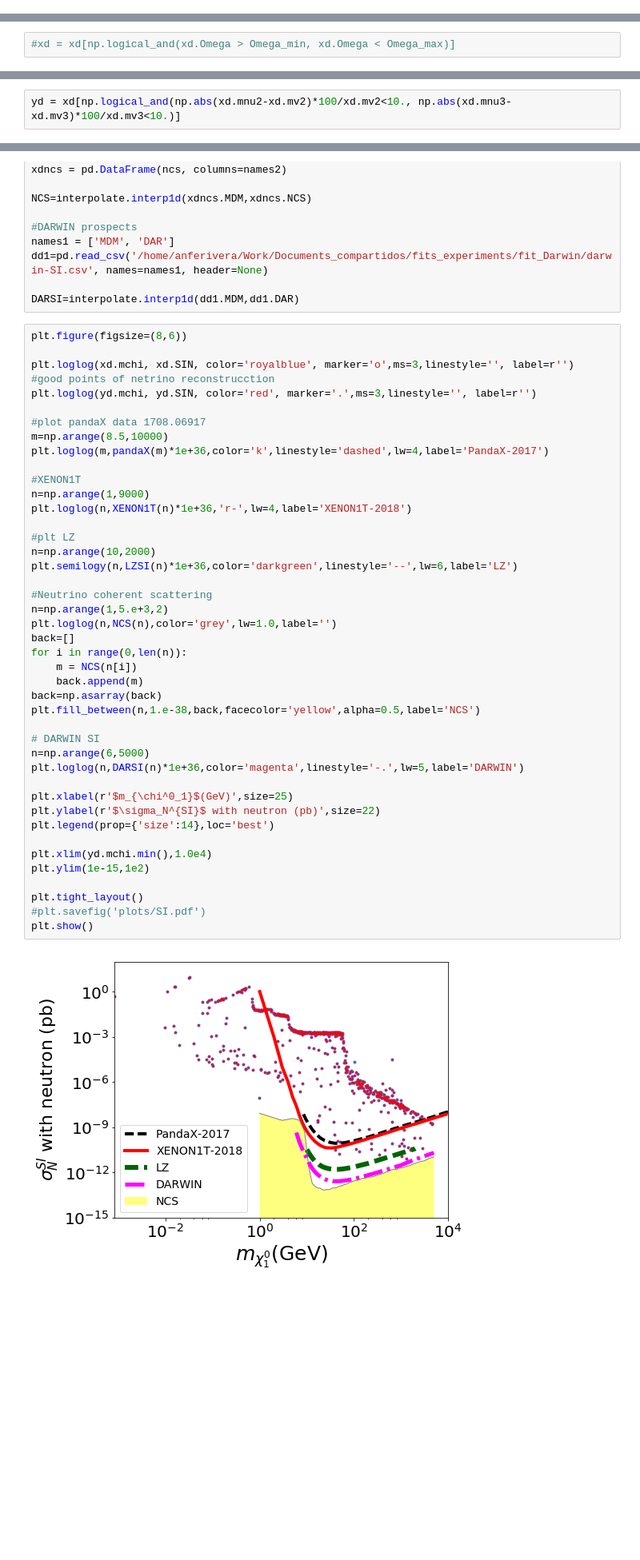
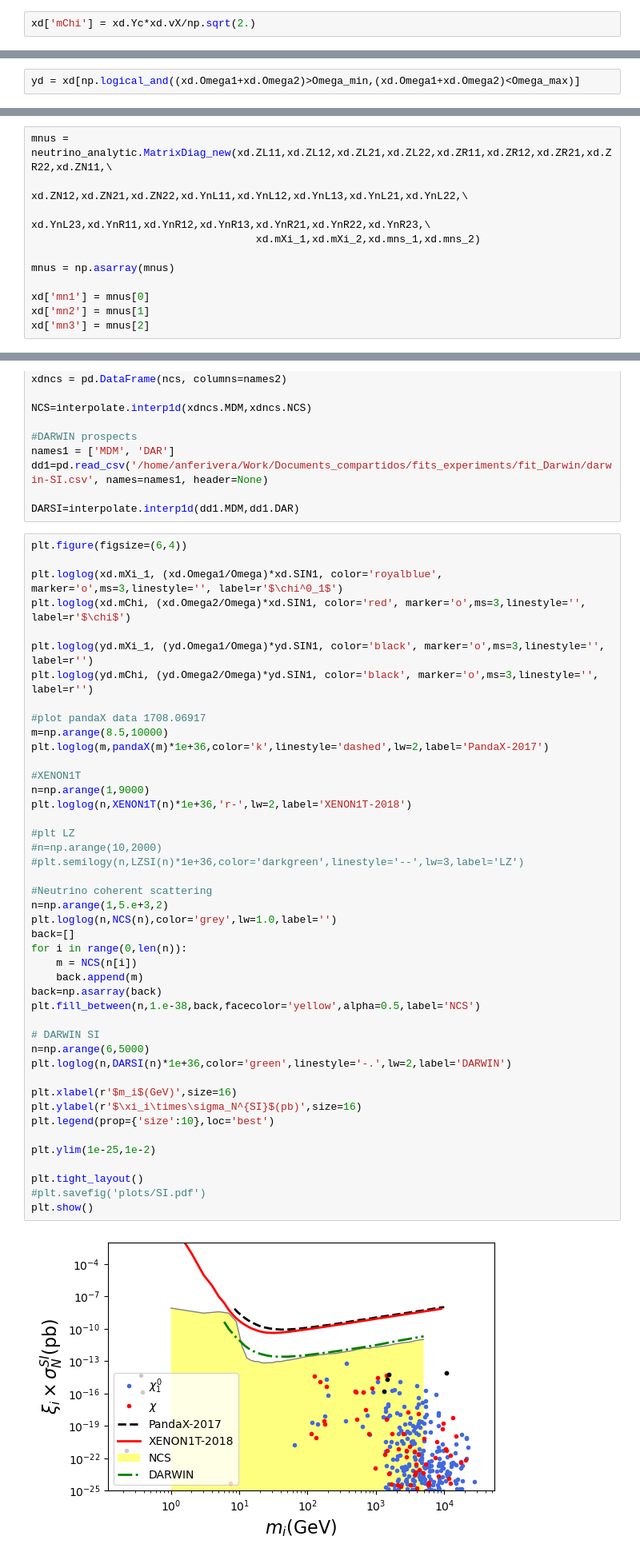
Before and after one commit to davidsuarezr/MDEO, a Jupyter notebook: random-scan-v1.ipynb, the cells around one changed output, grey strips where cells are left out. Shown at 80% size. Saved outputs shown, nothing was run; the diff lists cells and outputs as text; blank space fills up the shorter version.

```diff
--- a/random-scan-v1.ipynb
+++ b/random-scan-v1.ipynb
@@ -251,0 +256,2 @@ print( Omega_min, Omega,Omega_max)
+# %%
+xd['mChi'] = xd.Yc*xd.vX/np.sqrt(2.)
@@ -252,2 +281,2 @@ print( Omega_min, Omega,Omega_max)
 # %%
-#xd = xd[np.logical_and(xd.Omega > Omega_min, xd.Omega < Omega_max)]
+yd = xd[np.logical_and((xd.Omega1+xd.Omega2)>Omega_min,(xd.Omega1+xd.Omega2)<Omega_max)]
@@ -276 +283,12 @@ plt.tight_layout()
+# %%
+mnus = neutrino_analytic.MatrixDiag_new(xd.ZL11,xd.ZL12,xd.ZL21,xd.ZL22,xd.ZR11,xd.ZR12,xd.ZR21,xd.ZR22,xd.ZN11,\
+                                    xd.ZN12,xd.ZN21,xd.ZN22,xd.YnL11,xd.YnL12,xd.YnL13,xd.YnL21,xd.YnL22,\
+                                    xd.YnL23,xd.YnR11,xd.YnR12,xd.YnR13,xd.YnR21,xd.YnR22,xd.YnR23,\
+                                    xd.mXi_1,xd.mXi_2,xd.mns_1,xd.mns_2)
+
+mnus = np.asarray(mnus)
+
+xd['mn1'] = mnus[0]
+xd['mn2'] = mnus[1]
+xd['mn3'] = mnus[2]
 # %%
@@ -318,2 +311,0 @@ Improbing the reconstruction of the neutrino masses
-# %%
-yd = xd[np.logical_and(np.abs(xd.mnu2-xd.mv2)*100/xd.mv2<10., np.abs(xd.mnu3-xd.mv3)*100/xd.mv3<10.)]
@@ -376,47 +348,48 @@ dd1=pd.read_csv('/home/anferivera/Work/Documents_compartidos/fits_experiments/fi
 
 DARSI=interpolate.interp1d(dd1.MDM,dd1.DAR)
 # %%
-plt.figure(figsize=(8,6))
+plt.figure(figsize=(6,4))
 
-plt.loglog(xd.mchi, xd.SIN, color='royalblue', marker='o',ms=3,linestyle='', label=r'')
-#good points of netrino reconstrucction
-plt.loglog(yd.mchi, yd.SIN, color='red', marker='.',ms=3,linestyle='', label=r'')
+plt.loglog(xd.mXi_1, (xd.Omega1/Omega)*xd.SIN1, color='royalblue', marker='o',ms=3,linestyle='', label=r'$\chi^0_1$')
+plt.loglog(xd.mChi, (xd.Omega2/Omega)*xd.SIN1, color='red', marker='o',ms=3,linestyle='', label=r'$\chi$')
+
+plt.loglog(yd.mXi_1, (yd.Omega1/Omega)*yd.SIN1, color='black', marker='o',ms=3,linestyle='', label=r'')
+plt.loglog(yd.mChi, (yd.Omega2/Omega)*yd.SIN1, color='black', marker='o',ms=3,linestyle='', label=r'')
 
 #plot pandaX data 1708.06917
 m=np.arange(8.5,10000)
-plt.loglog(m,pandaX(m)*1e+36,color='k',linestyle='dashed',lw=4,label='PandaX-2017')
+plt.loglog(m,pandaX(m)*1e+36,color='k',linestyle='dashed',lw=2,label='PandaX-2017')
 
 #XENON1T
 n=np.arange(1,9000)
-plt.loglog(n,XENON1T(n)*1e+36,'r-',lw=4,label='XENON1T-2018')
+plt.loglog(n,XENON1T(n)*1e+36,'r-',lw=2,label='XENON1T-2018')
 
 #plt LZ
-n=np.arange(10,2000)
-plt.semilogy(n,LZSI(n)*1e+36,color='darkgreen',linestyle='--',lw=6,label='LZ')
+#n=np.arange(10,2000)
+#plt.semilogy(n,LZSI(n)*1e+36,color='darkgreen',linestyle='--',lw=3,label='LZ')
 
 #Neutrino coherent scattering
 n=np.arange(1,5.e+3,2)
 plt.loglog(n,NCS(n),color='grey',lw=1.0,label='')
 back=[]
 for i in range(0,len(n)):
     m = NCS(n[i])
     back.append(m)
 back=np.asarray(back)
 plt.fill_between(n,1.e-38,back,facecolor='yellow',alpha=0.5,label='NCS')
 
 # DARWIN SI
 n=np.arange(6,5000)
-plt.loglog(n,DARSI(n)*1e+36,color='magenta',linestyle='-.',lw=5,label='DARWIN')
+plt.loglog(n,DARSI(n)*1e+36,color='green',linestyle='-.',lw=2,label='DARWIN')
 
-plt.xlabel(r'$m_{\chi^0_1}$(GeV)',size=25)
-plt.ylabel(r'$\sigma_N^{SI}$ with neutron (pb)',size=22)
-plt.legend(prop={'size':14},loc='best')
+plt.xlabel(r'$m_i$(GeV)',size=16)
+plt.ylabel(r'$\xi_i\times\sigma_N^{SI}$(pb)',size=16)
+plt.legend(prop={'size':10},loc='best')
 
-plt.xlim(yd.mchi.min(),1.0e4)
-plt.ylim(1e-15,1e2)
+plt.ylim(1e-25,1e-2)
 
 plt.tight_layout()
 #plt.savefig('plots/SI.pdf')
 plt.show()
 # %% [output]
-[figure, old version]
+[figure, new version]
```
Also changed, not shown: parts of 24 cells of this notebook, 8 other files.
